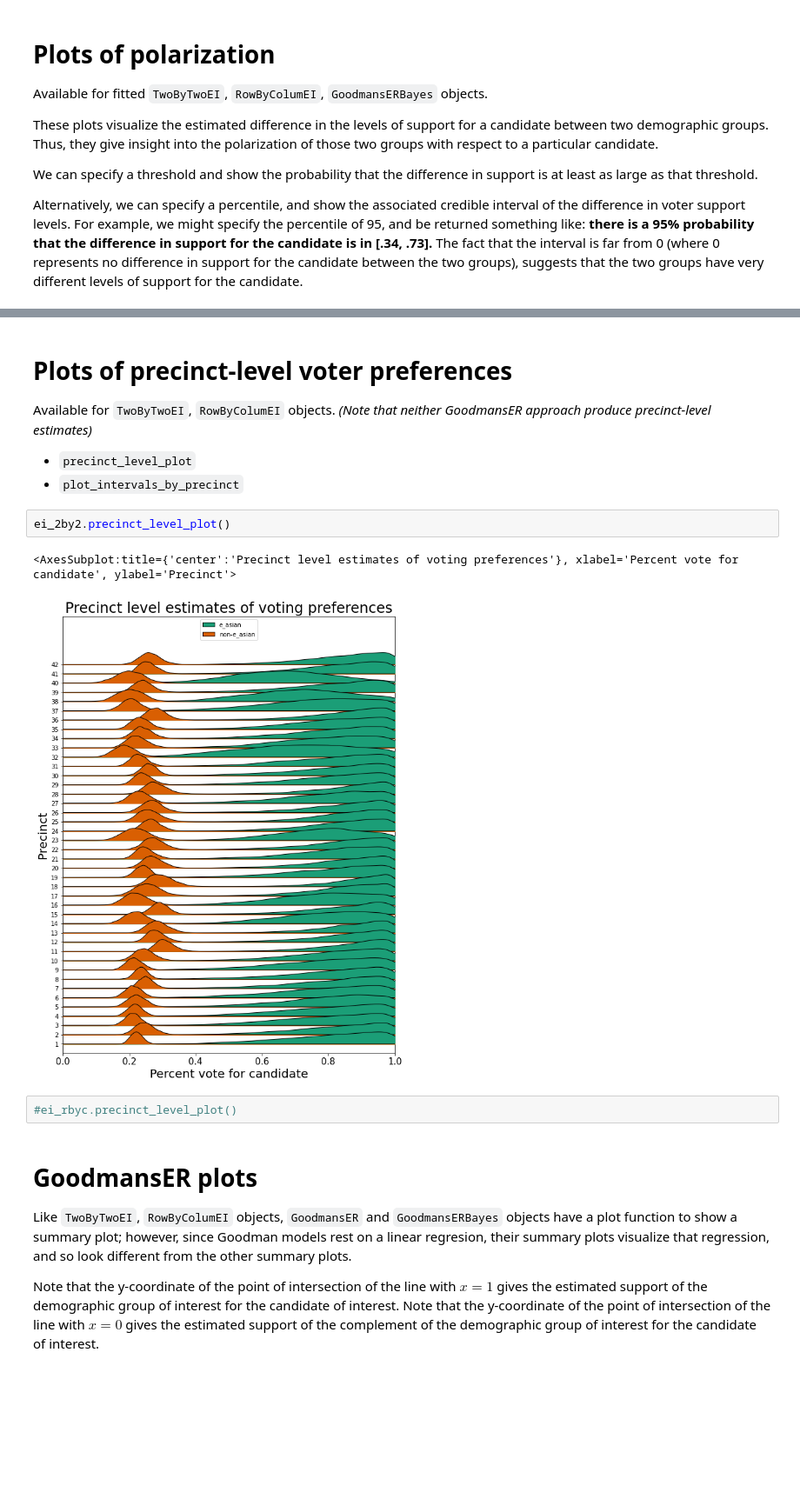
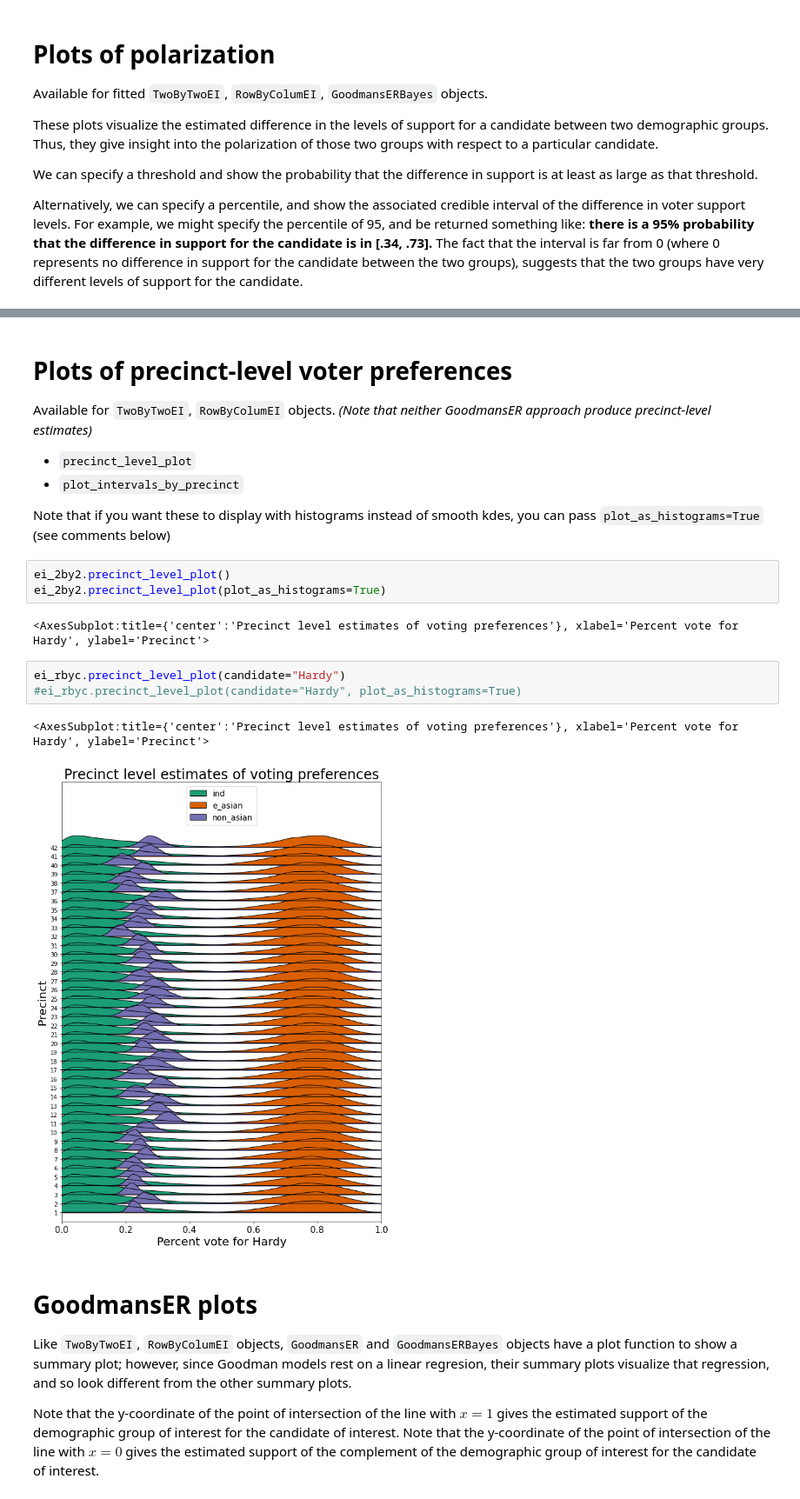
Before and after one commit to mggg/ecological-inference, a Jupyter notebook: pyei/intro_notebooks/Plotting_with_PyEI.ipynb, the cells around one changed output, grey strips where cells are left out. Shown at 87% size. Saved outputs shown, nothing was run; the diff lists cells and outputs as text; blank space fills up the shorter version.

```diff
--- a/pyei/intro_notebooks/Plotting_with_PyEI.ipynb
+++ b/pyei/intro_notebooks/Plotting_with_PyEI.ipynb
@@ -286,13 +262,19 @@ Available for `TwoByTwoEI`, `RowByColumEI` objects.
 
 - `precinct_level_plot`
 - `plot_intervals_by_precinct`
+
+Note that if you want these to display with histograms instead of smooth kdes, you can pass `plot_as_histograms=True` (see comments below)
 # %%
 ei_2by2.precinct_level_plot()
+ei_2by2.precinct_level_plot(plot_as_histograms=True)
 # %% [output]
-<AxesSubplot:title={'center':'Precinct level estimates of voting preferences'}, xlabel='Percent vote for candidate', ylabel='Precinct'>
+<AxesSubplot:title={'center':'Precinct level estimates of voting preferences'}, xlabel='Percent vote for Hardy', ylabel='Precinct'>
-[figure, removed]
 # %%
-#ei_rbyc.precinct_level_plot()
+ei_rbyc.precinct_level_plot(candidate="Hardy")
+#ei_rbyc.precinct_level_plot(candidate="Hardy", plot_as_histograms=True)
+# %% [output]
+<AxesSubplot:title={'center':'Precinct level estimates of voting preferences'}, xlabel='Percent vote for Hardy', ylabel='Precinct'>
+[figure, added]
 # %% [markdown]
 # GoodmansER plots
 
```
Also changed, not shown: parts of 22 cells of this notebook.
